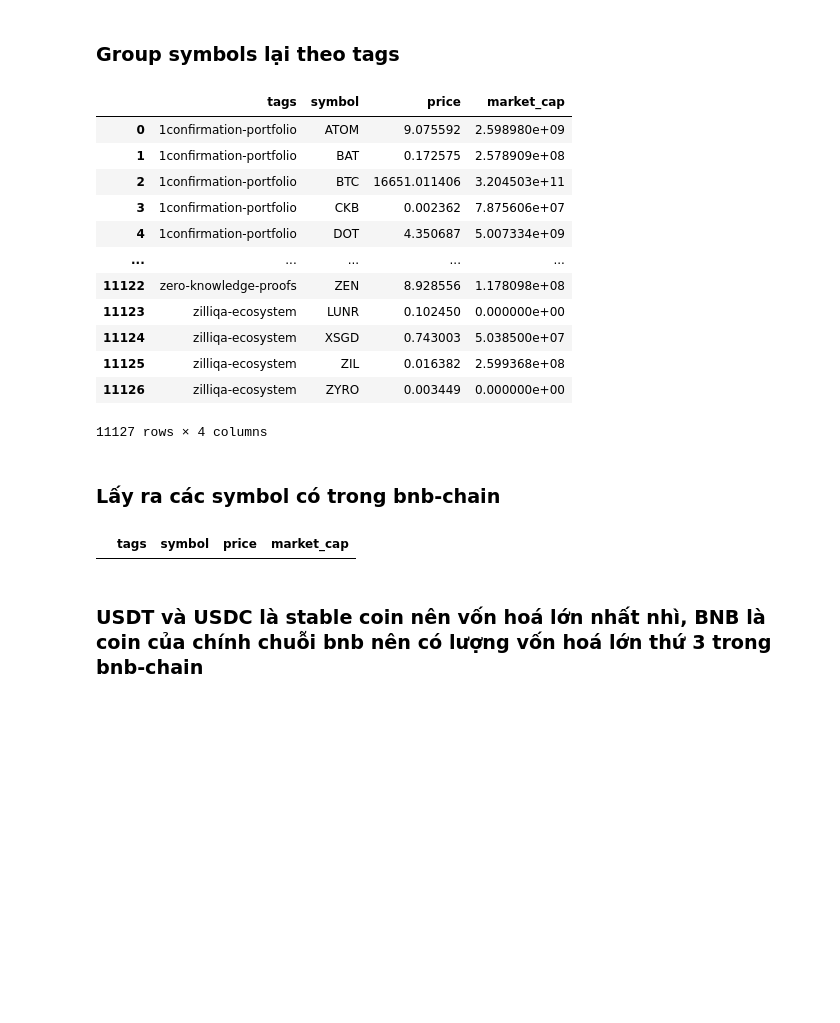
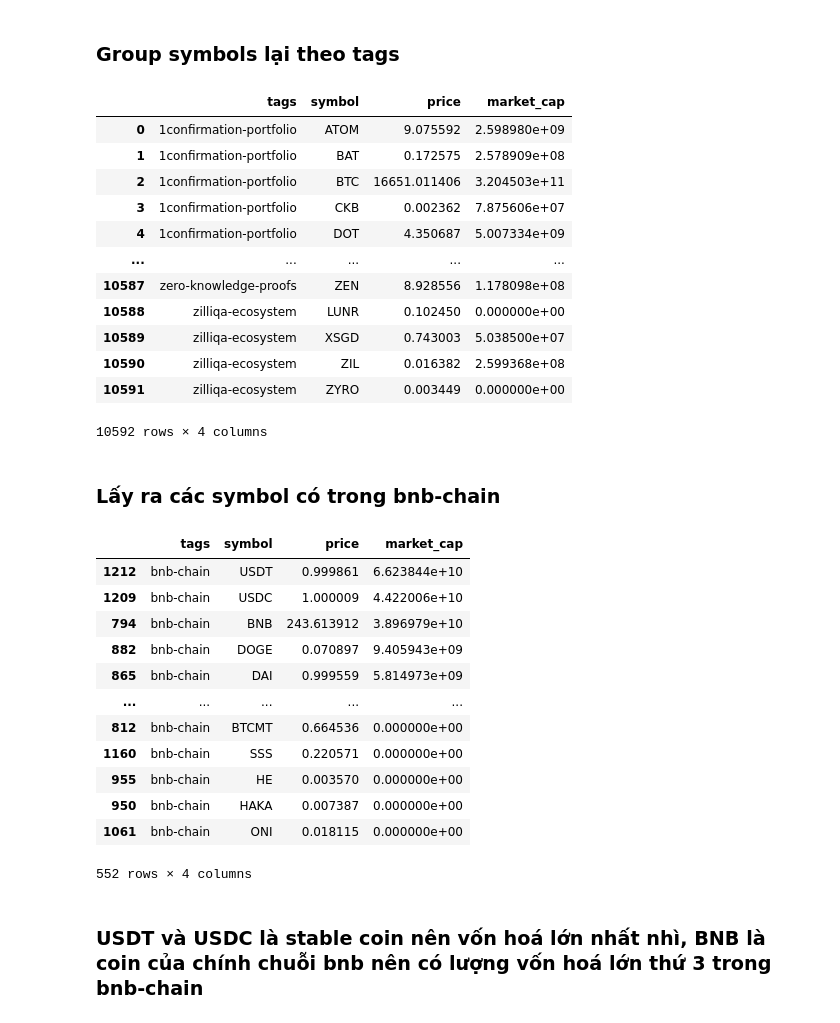
Before and after one commit to nhatruong1009/CryptoPrediction, a Jupyter notebook: src/analysis/Q_Tag.ipynb, the cells around one changed output. Saved outputs shown, nothing was run; the diff lists cells and outputs as text; code cells hidden in the pictures; blank space fills up the shorter version.

```diff
--- a/src/analysis/Q_Tag.ipynb
+++ b/src/analysis/Q_Tag.ipynb
@@ -41,6 +41,5 @@ symbols
 # %%
 symbols_with_tags_df = symbols.explode("tags")
-symbols_with_tags_df["tags"] = symbols_with_tags_df["tags"].replace(r'^\s*$', "no tag", regex=True)
 symbols_with_tags_df
 # %% [output]
 |  | symbol | price | percent_change_7d | market_cap | tags | date_added |
@@ -100,20 +99,32 @@ symbols_with_tags_df
 | 3 | 1confirmation-portfolio | CKB | 0.002362 | 7.875606e+07 |
 | 4 | 1confirmation-portfolio | DOT | 4.350687 | 5.007334e+09 |
 | ... | ... | ... | ... | ... |
-| 11122 | zero-knowledge-proofs | ZEN | 8.928556 | 1.178098e+08 |
-| 11123 | zilliqa-ecosystem | LUNR | 0.102450 | 0.000000e+00 |
-| 11124 | zilliqa-ecosystem | XSGD | 0.743003 | 5.038500e+07 |
-| 11125 | zilliqa-ecosystem | ZIL | 0.016382 | 2.599368e+08 |
-| 11126 | zilliqa-ecosystem | ZYRO | 0.003449 | 0.000000e+00 |
+| 10587 | zero-knowledge-proofs | ZEN | 8.928556 | 1.178098e+08 |
+| 10588 | zilliqa-ecosystem | LUNR | 0.102450 | 0.000000e+00 |
+| 10589 | zilliqa-ecosystem | XSGD | 0.743003 | 5.038500e+07 |
+| 10590 | zilliqa-ecosystem | ZIL | 0.016382 | 2.599368e+08 |
+| 10591 | zilliqa-ecosystem | ZYRO | 0.003449 | 0.000000e+00 |
-11127 rows × 4 columns
+10592 rows × 4 columns
 # %% [markdown]
 ### Lấy ra các symbol có trong bnb-chain
 # %%
 f_symbols_with_tags_df = symbols_with_tags_df[symbols_with_tags_df["tags"] == "bnb-chain"] \
     .sort_values(by="market_cap", ascending=False)
-f_symbols_with_tags_df[f_symbols_with_tags_df["symbol"] == "BUSD"]
+f_symbols_with_tags_df
 # %% [output]
 |  | tags | symbol | price | market_cap |
+| 1212 | bnb-chain | USDT | 0.999861 | 6.623844e+10 |
+| 1209 | bnb-chain | USDC | 1.000009 | 4.422006e+10 |
+| 794 | bnb-chain | BNB | 243.613912 | 3.896979e+10 |
+| 882 | bnb-chain | DOGE | 0.070897 | 9.405943e+09 |
+| 865 | bnb-chain | DAI | 0.999559 | 5.814973e+09 |
+| ... | ... | ... | ... | ... |
+| 812 | bnb-chain | BTCMT | 0.664536 | 0.000000e+00 |
+| 1160 | bnb-chain | SSS | 0.220571 | 0.000000e+00 |
+| 955 | bnb-chain | HE | 0.003570 | 0.000000e+00 |
+| 950 | bnb-chain | HAKA | 0.007387 | 0.000000e+00 |
+| 1061 | bnb-chain | ONI | 0.018115 | 0.000000e+00 |
+552 rows × 4 columns
 # %%
 n_top = 20
 fig = px.pie(f_symbols_with_tags_df.head(n_top), names="symbol", values="market_cap", title=f"BNB Chain Coins top {n_top}")
```
Also changed, not shown: parts of 4 cells of this notebook, 1 other file.
